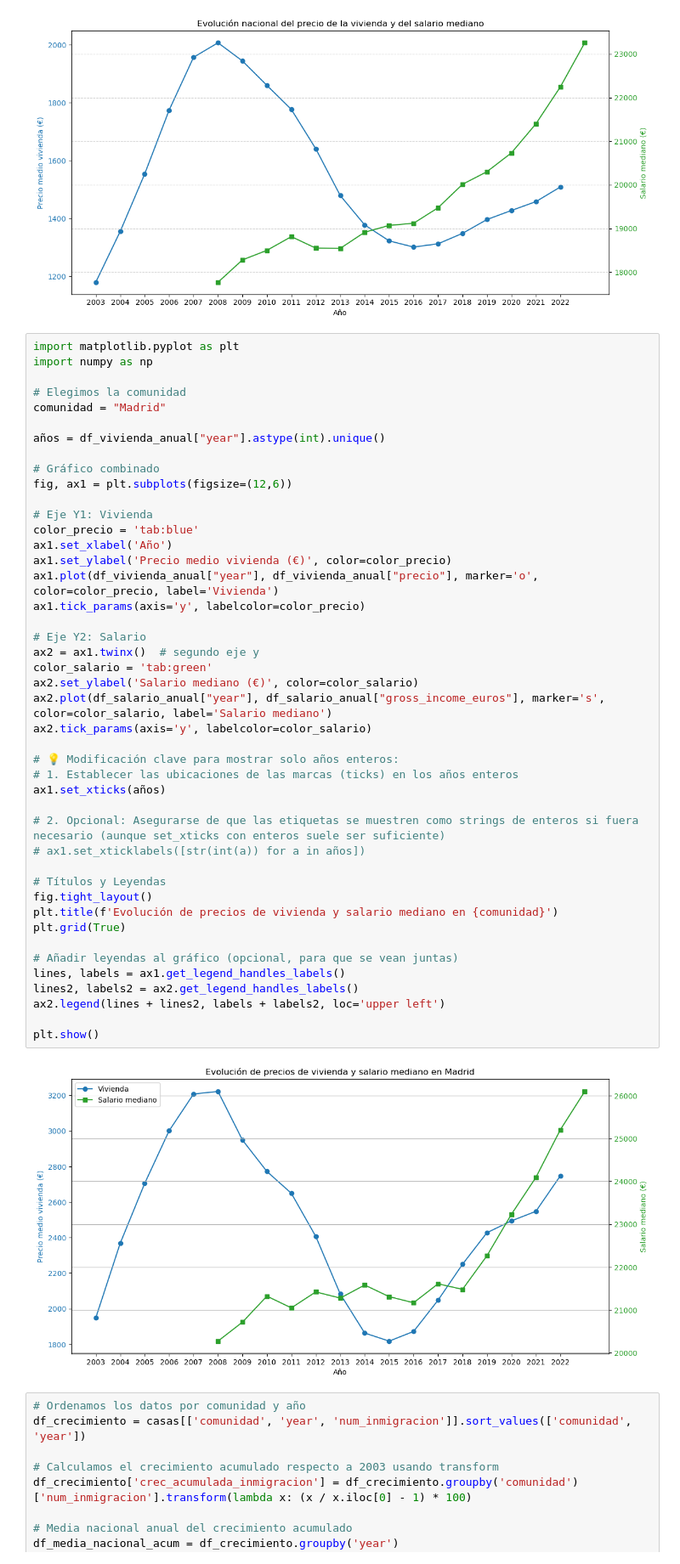
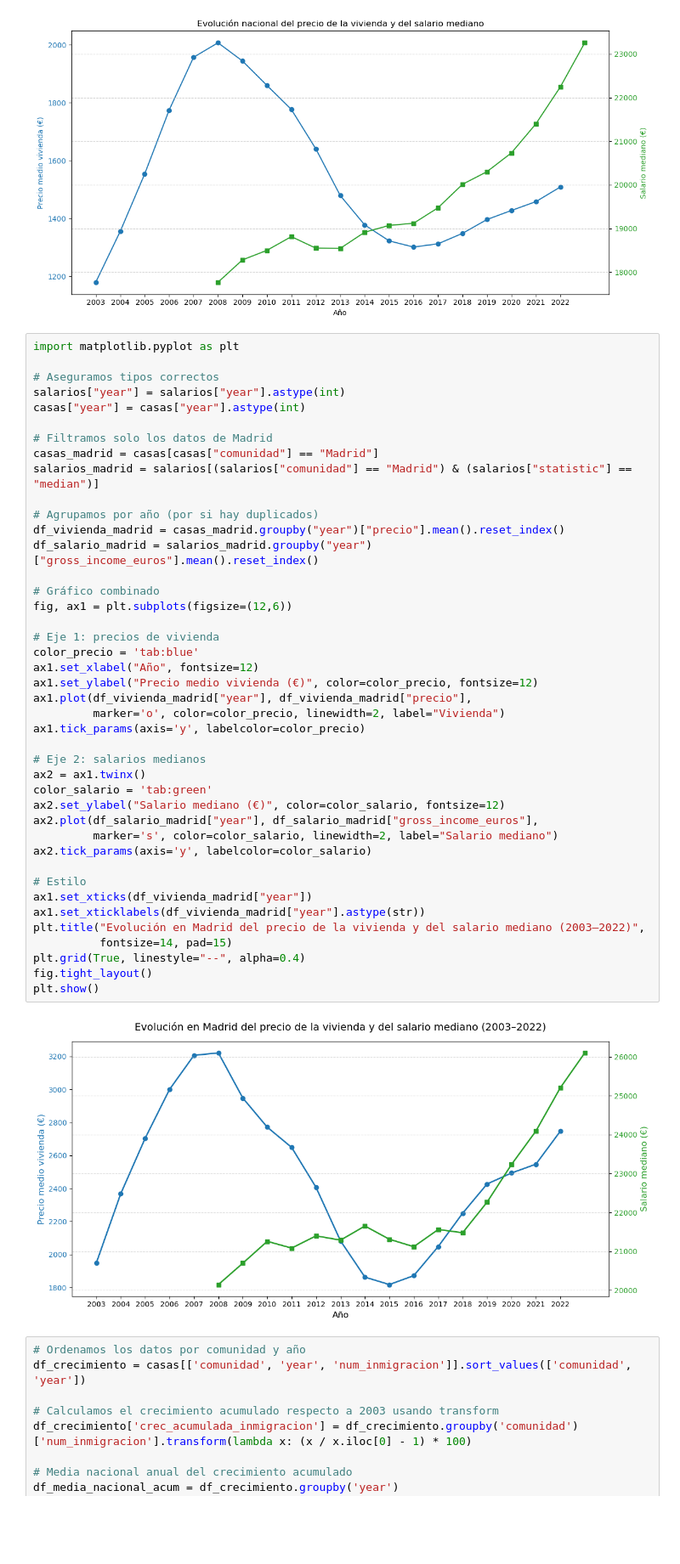
Before and after one commit to ignaciosabatell/Analisis-Precios-Vivienda, a Jupyter notebook: main.ipynb, the cells around one changed output. Shown at 85% size. Saved outputs shown, nothing was run; the diff lists cells and outputs as text; blank space fills up the shorter version.

```diff
--- a/main.ipynb
+++ b/main.ipynb
@@ -672,50 +626,48 @@ plt.show()
 [figure]
 # %%
 import matplotlib.pyplot as plt
-import numpy as np
 
-# Elegimos la comunidad
-comunidad = "Madrid"
+# Aseguramos tipos correctos
+salarios["year"] = salarios["year"].astype(int)
+casas["year"] = casas["year"].astype(int)
 
-años = df_vivienda_anual["year"].astype(int).unique()
+# Filtramos solo los datos de Madrid
+casas_madrid = casas[casas["comunidad"] == "Madrid"]
+salarios_madrid = salarios[(salarios["comunidad"] == "Madrid") & (salarios["statistic"] == "median")]
+
+# Agrupamos por año (por si hay duplicados)
+df_vivienda_madrid = casas_madrid.groupby("year")["precio"].mean().reset_index()
+df_salario_madrid = salarios_madrid.groupby("year")["gross_income_euros"].mean().reset_index()
 
 # Gráfico combinado
 fig, ax1 = plt.subplots(figsize=(12,6))
 
-# Eje Y1: Vivienda
+# Eje 1: precios de vivienda
 color_precio = 'tab:blue'
-ax1.set_xlabel('Año')
-ax1.set_ylabel('Precio medio vivienda (€)', color=color_precio)
-ax1.plot(df_vivienda_anual["year"], df_vivienda_anual["precio"], marker='o', color=color_precio, label='Vivienda')
+ax1.set_xlabel("Año", fontsize=12)
+ax1.set_ylabel("Precio medio vivienda (€)", color=color_precio, fontsize=12)
+ax1.plot(df_vivienda_madrid["year"], df_vivienda_madrid["precio"],
+         marker='o', color=color_precio, linewidth=2, label="Vivienda")
 ax1.tick_params(axis='y', labelcolor=color_precio)
 
-# Eje Y2: Salario
-ax2 = ax1.twinx()  # segundo eje y
+# Eje 2: salarios medianos
+ax2 = ax1.twinx()
 color_salario = 'tab:green'
-ax2.set_ylabel('Salario mediano (€)', color=color_salario)
-ax2.plot(df_salario_anual["year"], df_salario_anual["gross_income_euros"], marker='s', color=color_salario, label='Salario mediano')
+ax2.set_ylabel("Salario mediano (€)", color=color_salario, fontsize=12)
+ax2.plot(df_salario_madrid["year"], df_salario_madrid["gross_income_euros"],
+         marker='s', color=color_salario, linewidth=2, label="Salario mediano")
 ax2.tick_params(axis='y', labelcolor=color_salario)
 
-# 💡 Modificación clave para mostrar solo años enteros:
-# 1. Establecer las ubicaciones de las marcas (ticks) en los años enteros
-ax1.set_xticks(años)
-
-# 2. Opcional: Asegurarse de que las etiquetas se muestren como strings de enteros si fuera necesario (aunque set_xticks con enteros suele ser suficiente)
-# ax1.set_xticklabels([str(int(a)) for a in años])
-
-# Títulos y Leyendas
+# Estilo
+ax1.set_xticks(df_vivienda_madrid["year"])
+ax1.set_xticklabels(df_vivienda_madrid["year"].astype(str))
+plt.title("Evolución en Madrid del precio de la vivienda y del salario mediano (2003–2022)",
+          fontsize=14, pad=15)
+plt.grid(True, linestyle="--", alpha=0.4)
 fig.tight_layout()
-plt.title(f'Evolución de precios de vivienda y salario mediano en {comunidad}')
-plt.grid(True)
-
-# Añadir leyendas al gráfico (opcional, para que se vean juntas)
-lines, labels = ax1.get_legend_handles_labels()
-lines2, labels2 = ax2.get_legend_handles_labels()
-ax2.legend(lines + lines2, labels + labels2, loc='upper left')
-
 plt.show()
 # %% [output]
-[figure, old version]
+[figure, new version]
 # %%
 # Ordenamos los datos por comunidad y año
 df_crecimiento = casas[['comunidad', 'year', 'num_inmigracion']].sort_values(['comunidad', 'year'])
```
Also changed, not shown: parts of 6 cells of this notebook, 1 other file.
